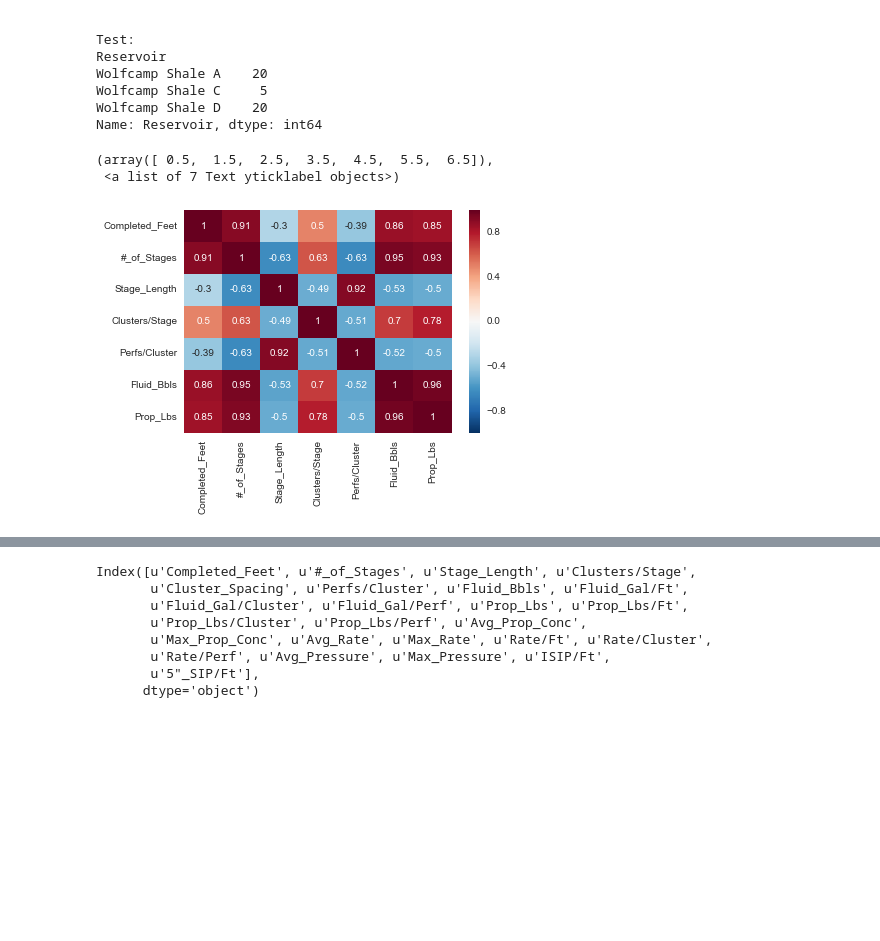
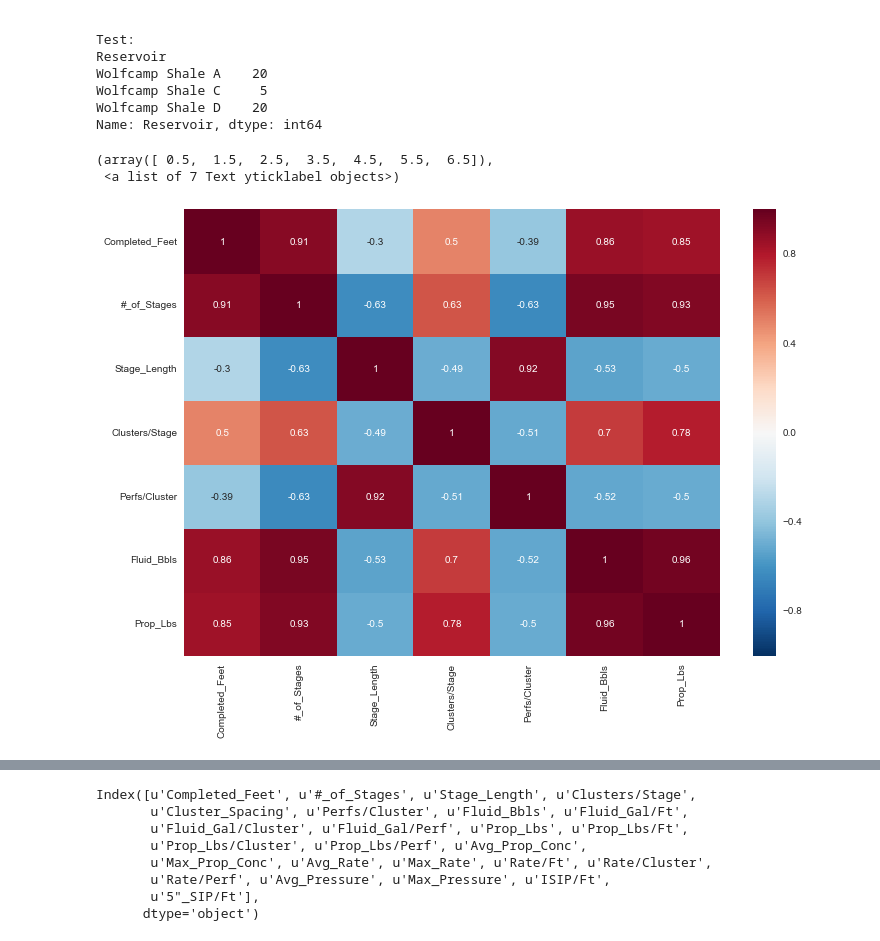
Before and after one commit to jpgrana/bayesian-approach-predicting-well-production, a Jupyter notebook: features.ipynb, the cells around one changed output, grey strips where cells are left out. Cells and saved outputs as stored; diff of their text form; code cells hidden in the pictures; blank space fills up the shorter version.

```diff
--- a/features.ipynb
+++ b/features.ipynb
@@ -81,10 +85,12 @@ Wolfcamp Shale C     5
 Wolfcamp Shale D    20
 Name: Reservoir, dtype: int64
 # %%
-sns.heatmap(X_train_primary.drop(['XEC_FIELD', 'Reservoir'], axis=1).corr(), annot=True)
+fig = plt.figure(figsize=(12,8))
+ax = fig.add_subplot(1,1,1)
+sns.heatmap(X_train_primary.drop(['XEC_FIELD', 'Reservoir'], axis=1).corr(), annot=True, ax=ax)
 plt.xticks(rotation=90)
 plt.yticks(rotation=0)
 # %% [output]
 (array([ 0.5,  1.5,  2.5,  3.5,  4.5,  5.5,  6.5]),
  <a list of 7 Text yticklabel objects>)
-[figure, old version]
+[figure, new version]
```
Also changed, not shown: parts of 17 cells of this notebook, 1 other file.
